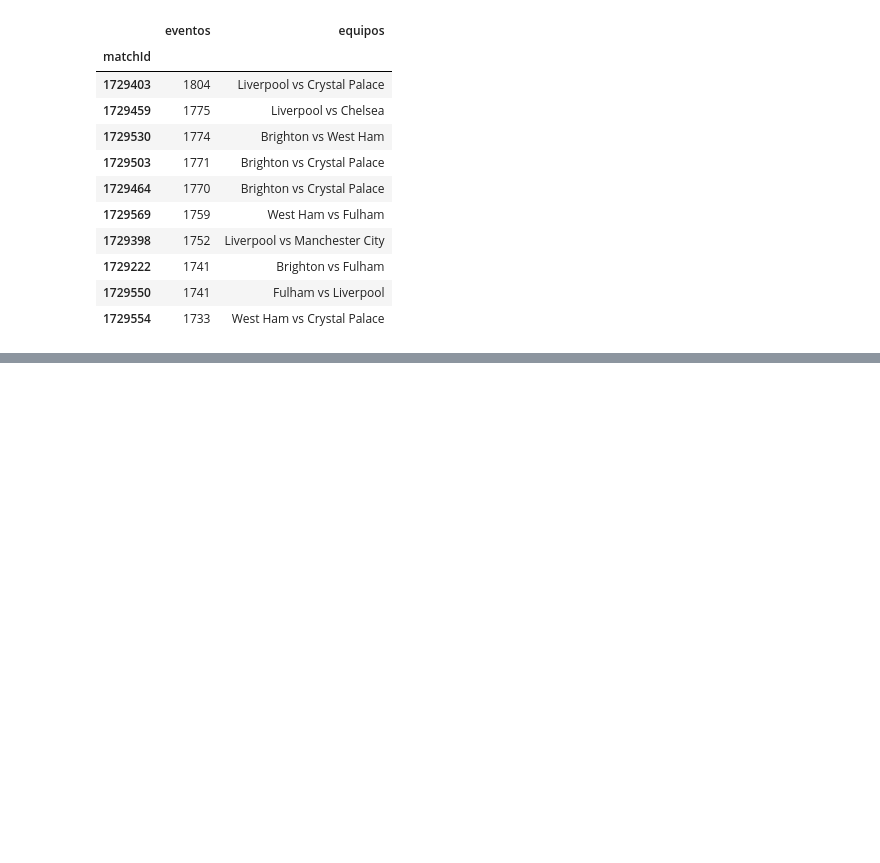
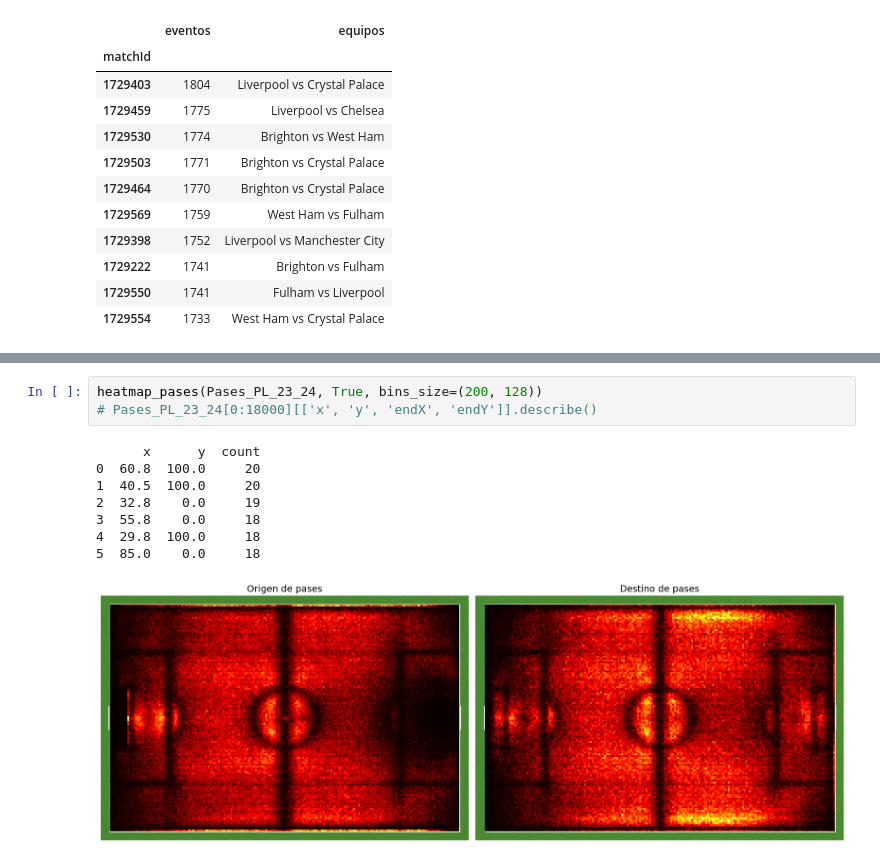
Before and after one commit to BGilardon/Player-Chemistry---Optimizaci-n-de-Vectores-Latentes-y-M-tricas-de-Impacto-Conjunto, a Jupyter notebook: AnalisisExp.ipynb, the cells around one changed output, grey strips where cells are left out. Drawn from its saved outputs; the diff is of its cells as text; blank space fills up the shorter version.

```diff
--- a/AnalisisExp.ipynb
+++ b/AnalisisExp.ipynb
@@ -1040,0 +1212,12 @@ match_info
+# %%
+heatmap_pases(Pases_PL_23_24, True, bins_size=(200, 128))
+# Pases_PL_23_24[0:18000][['x', 'y', 'endX', 'endY']].describe()
+# %% [output]
+      x      y  count
+0  60.8  100.0     20
+1  40.5  100.0     20
+2  32.8    0.0     19
+3  55.8    0.0     18
+4  29.8  100.0     18
+5  85.0    0.0     18
+[figure, added]
```
Also changed, not shown: parts of 17 cells of this notebook, 3 other files.
